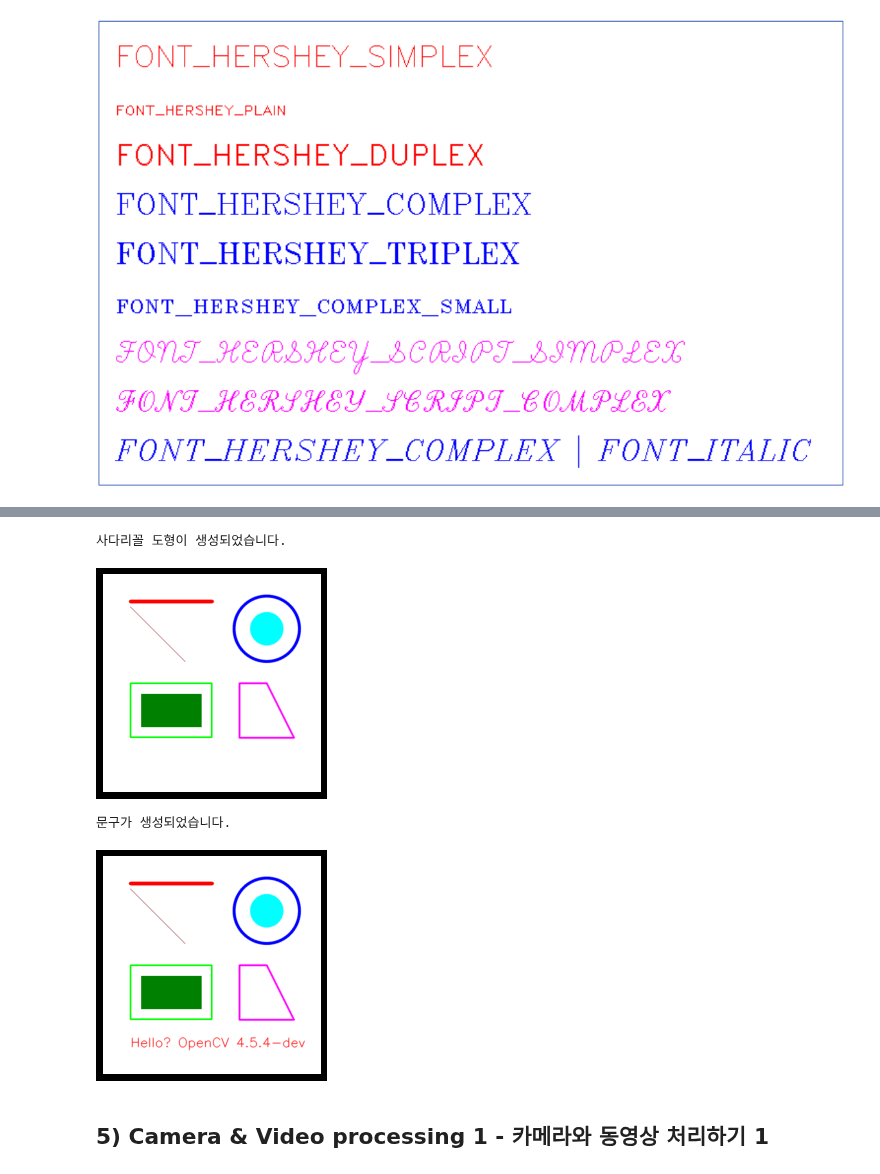
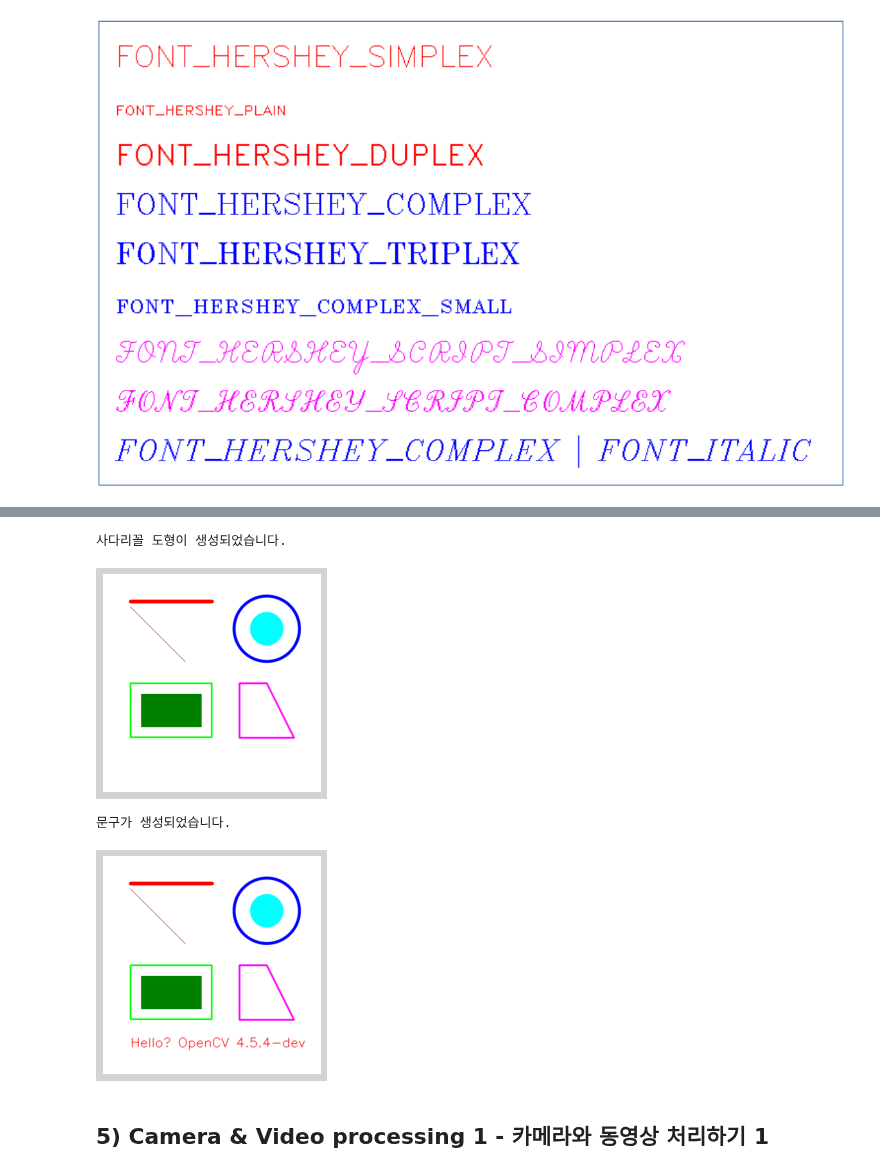
Before and after one commit to seonghyeokcho/Python, a Jupyter notebook: 02_image_processing/02_fundamentals_opencv-python.ipynb, the cells around one changed output, grey strips where cells are left out. Saved outputs shown, nothing was run; the diff lists cells and outputs as text; code cells hidden in the pictures.

```diff
--- a/02_image_processing/02_fundamentals_opencv-python.ipynb
+++ b/02_image_processing/02_fundamentals_opencv-python.ipynb
@@ -476,15 +494,17 @@ help(cv2.polylines)
 # %%
 # 다각형 그리기
 print("사다리꼴 도형이 생성되었습니다.")
 pts_ = np.array([[250, 200], [300, 200], [350, 300], [250, 300]])  # 시계 방향으로 지정
 cv2.polylines(image, pts=[pts_], isClosed=True, color=(255, 0, 255),
               thickness=2, lineType=cv2.LINE_AA)
+
+plt.figure(facecolor="lightgray")
 plt.imshow(image)
 plt.axis('off')
 plt.show()
 # %% [output]
 사다리꼴 도형이 생성되었습니다.
-[figure, old version]
+[figure, new version]
 # %%
 import cv2
 help(cv2.putText)
@@ -494,12 +514,14 @@ print('문구가 생성되었습니다.')
 text_ = 'Hello? OpenCV ' + cv2.__version__
 cv2.putText(image, text=text_, org=(50, 350), fontFace=cv2.FONT_HERSHEY_SIMPLEX,
             fontScale=.8, color=(255, 0, 0), lineType=cv2.LINE_AA)
+
+plt.figure(facecolor="lightgray")
 plt.imshow(image)
 plt.axis('off')
 plt.show()
 # %% [output]
 문구가 생성되었습니다.
-[figure, old version]
+[figure, new version]
 # %% [markdown]
 ## 5) Camera & Video processing 1 - 카메라와 동영상 처리하기 1
 # %% [markdown]
```
Also changed, not shown: parts of 13 cells of this notebook.
